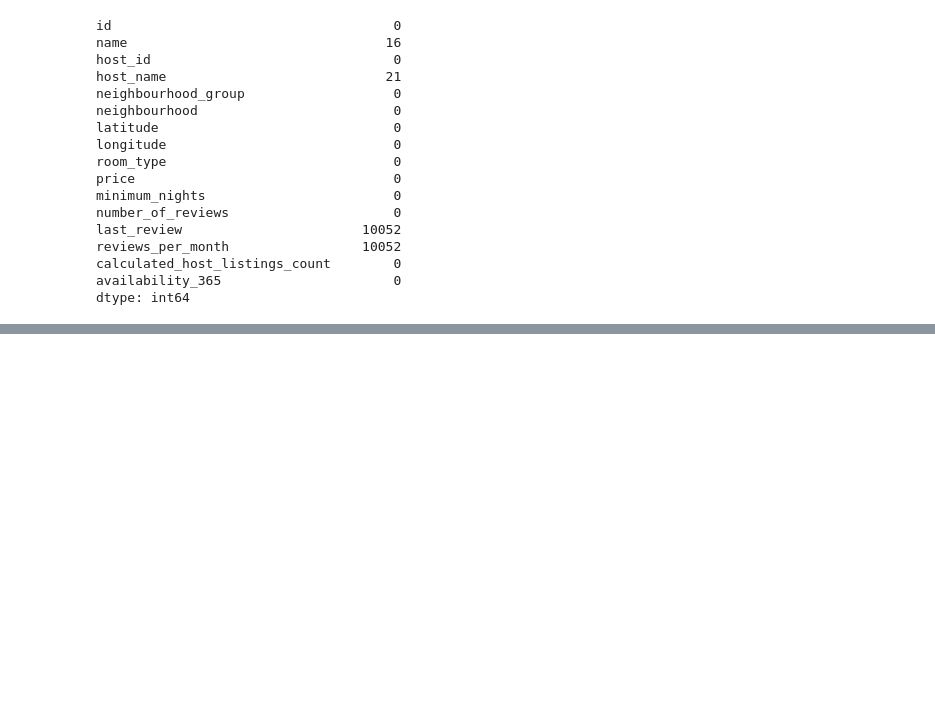
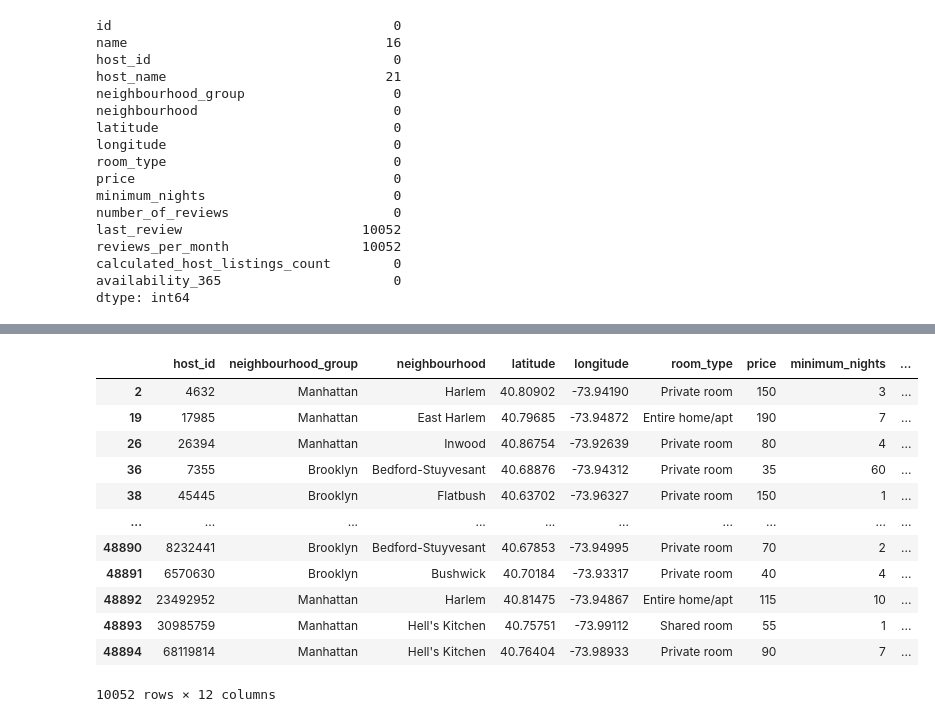
Before and after one commit to vvtrip/kaggle_work, a Jupyter notebook: 01_EDA/airbnb-data-analysis.ipynb, the cells around one changed output, grey strips where cells are left out. Drawn from its saved outputs; the diff is of its cells as text; code cells hidden in the pictures; blank space fills up the shorter version.

```diff
--- a/01_EDA/airbnb-data-analysis.ipynb
+++ b/01_EDA/airbnb-data-analysis.ipynb
@@ -74,0 +146,5 @@ dtype: int64
+# %%
+df.drop_duplicates(inplace=True) #Handling any duplicate records to ensure data accuracy.
+# %%
+# removing unnecessary columns
+df.drop(['name','id','host_name','last_review'], axis=1, inplace=True)
@@ -74,0 +189,16 @@ dtype: int64
+# %%
+df[df.reviews_per_month.isna()]
+# %% [output]
+|  | host_id | neighbourhood_group | neighbourhood | latitude | longitude | room_type | price | minimum_nights | ... |
+| 2 | 4632 | Manhattan | Harlem | 40.80902 | -73.94190 | Private room | 150 | 3 | ... |
+| 19 | 17985 | Manhattan | East Harlem | 40.79685 | -73.94872 | Entire home/apt | 190 | 7 | ... |
+| 26 | 26394 | Manhattan | Inwood | 40.86754 | -73.92639 | Private room | 80 | 4 | ... |
+| 36 | 7355 | Brooklyn | Bedford-Stuyvesant | 40.68876 | -73.94312 | Private room | 35 | 60 | ... |
+| 38 | 45445 | Brooklyn | Flatbush | 40.63702 | -73.96327 | Private room | 150 | 1 | ... |
+| ... | ... | ... | ... | ... | ... | ... | ... | ... | ... |
+| 48890 | 8232441 | Brooklyn | Bedford-Stuyvesant | 40.67853 | -73.94995 | Private room | 70 | 2 | ... |
+| 48891 | 6570630 | Brooklyn | Bushwick | 40.70184 | -73.93317 | Private room | 40 | 4 | ... |
+| 48892 | 23492952 | Manhattan | Harlem | 40.81475 | -73.94867 | Entire home/apt | 115 | 10 | ... |
+| 48893 | 30985759 | Manhattan | Hell's Kitchen | 40.75751 | -73.99112 | Shared room | 55 | 1 | ... |
+| 48894 | 68119814 | Manhattan | Hell's Kitchen | 40.76404 | -73.98933 | Private room | 90 | 7 | ... |
+10052 rows × 12 columns
```
Also changed, not shown: parts of 14 cells of this notebook.
